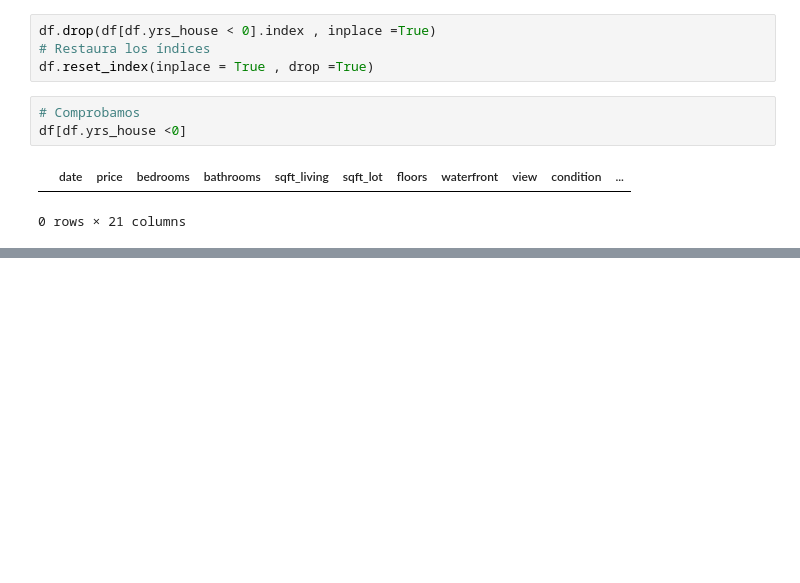
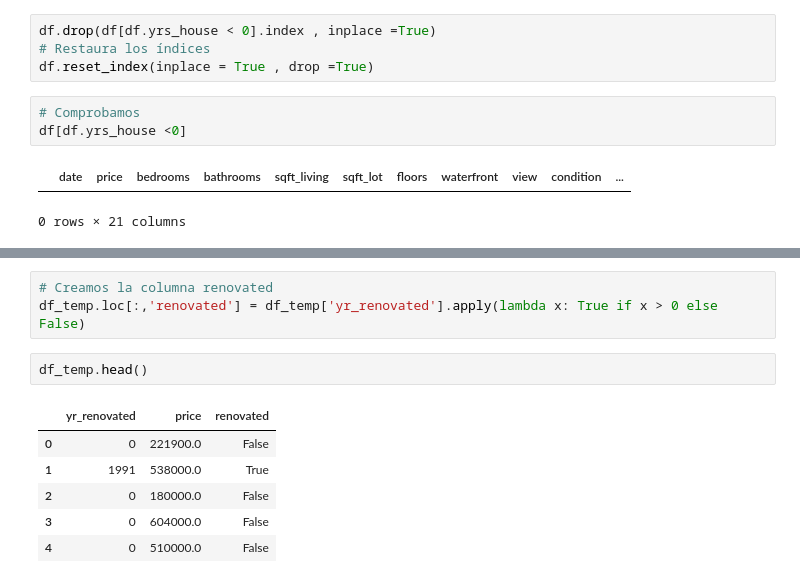
Before and after one commit to AI-School-F5-P2/Ml_training_SGS, a Jupyter notebook: UK houses.ipynb, the cells around one changed output, grey strips where cells are left out. Saved outputs shown, nothing was run; the diff lists cells and outputs as text; blank space fills up the shorter version.

```diff
--- a/UK houses.ipynb
+++ b/UK houses.ipynb
@@ -289,0 +345,12 @@ df[df.yrs_house <0]
+# %%
+# Creamos la columna renovated
+df_temp.loc[:,'renovated'] = df_temp['yr_renovated'].apply(lambda x: True if x > 0 else False)
+# %%
+df_temp.head()
+# %% [output]
+|  | yr_renovated | price | renovated |
+| 0 | 0 | 221900.0 | False |
+| 1 | 1991 | 538000.0 | True |
+| 2 | 0 | 180000.0 | False |
+| 3 | 0 | 604000.0 | False |
+| 4 | 0 | 510000.0 | False |
```
Also changed, not shown: parts of 11 cells of this notebook.
